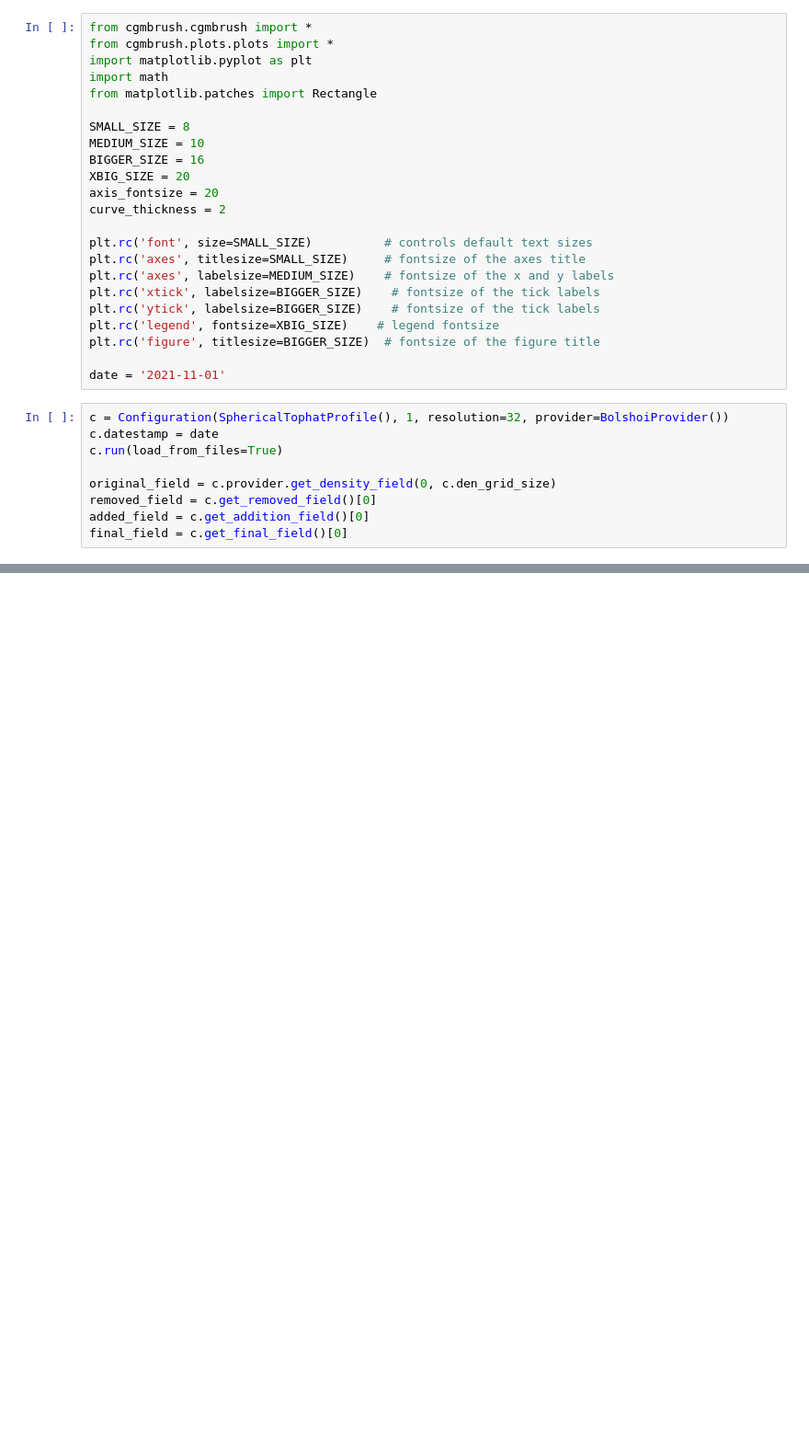
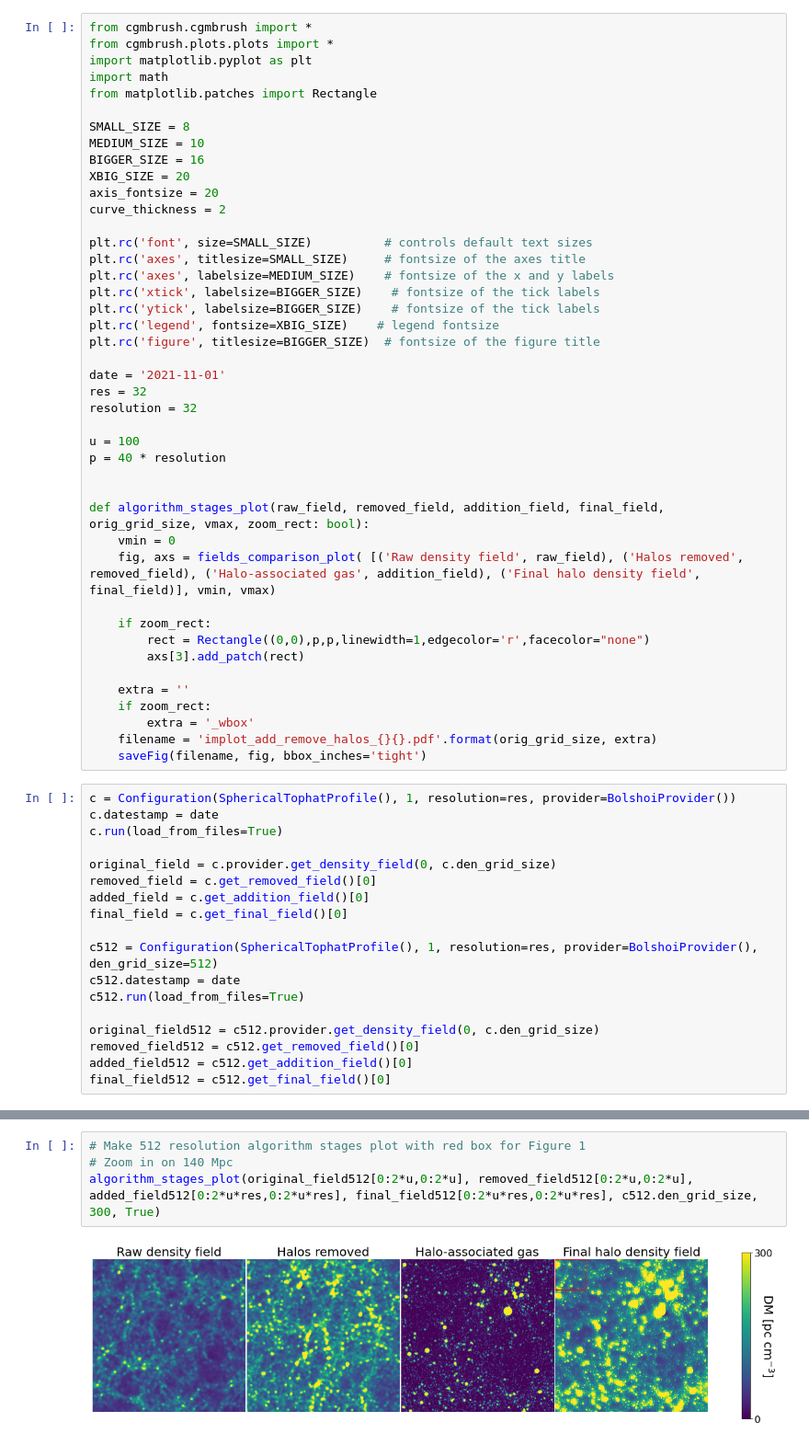
Before and after one commit to ianw89/cgm-brush, a Jupyter notebook: cgmbrush/plots/algorithm_stages.ipynb, the cells around one changed output, grey strips where cells are left out. Shown at 92% size. Drawn from its saved outputs; the diff is of its cells as text; blank space fills up the shorter version.

Commit message:
Further plot work for algorithm figures

```diff
--- a/cgmbrush/plots/algorithm_stages.ipynb
+++ b/cgmbrush/plots/algorithm_stages.ipynb
@@ -21,8 +21,28 @@ plt.rc('legend', fontsize=XBIG_SIZE)    # legend fontsize
 plt.rc('figure', titlesize=BIGGER_SIZE)  # fontsize of the figure title
 
 date = '2021-11-01'
+res = 32
+resolution = 32
+
+u = 100
+p = 40 * resolution
+
+
+def algorithm_stages_plot(raw_field, removed_field, addition_field, final_field, orig_grid_size, vmax, zoom_rect: bool):
+    vmin = 0
+    fig, axs = fields_comparison_plot( [('Raw density field', raw_field), ('Halos removed', removed_field), ('Halo-associated gas', addition_field), ('Final halo density field', final_field)], vmin, vmax)
+
+    if zoom_rect:
+        rect = Rectangle((0,0),p,p,linewidth=1,edgecolor='r',facecolor="none")
+        axs[3].add_patch(rect)
+
+    extra = ''
+    if zoom_rect:
+        extra = '_wbox'
+    filename = 'implot_add_remove_halos_{}{}.pdf'.format(orig_grid_size, extra)
+    saveFig(filename, fig, bbox_inches='tight')
 # %%
-c = Configuration(SphericalTophatProfile(), 1, resolution=32, provider=BolshoiProvider())
+c = Configuration(SphericalTophatProfile(), 1, resolution=res, provider=BolshoiProvider())
 c.datestamp = date
 c.run(load_from_files=True)
 
@@ -30,3 +50,12 @@ original_field = c.provider.get_density_field(0, c.den_grid_size)
 removed_field = c.get_removed_field()[0]
 added_field = c.get_addition_field()[0]
 final_field = c.get_final_field()[0]
+
+c512 = Configuration(SphericalTophatProfile(), 1, resolution=res, provider=BolshoiProvider(), den_grid_size=512)
+c512.datestamp = date
+c512.run(load_from_files=True)
+
+original_field512 = c512.provider.get_density_field(0, c.den_grid_size)
+removed_field512 = c512.get_removed_field()[0]
+added_field512 = c512.get_addition_field()[0]
+final_field512 = c512.get_final_field()[0]
@@ -54,0 +62,6 @@ pdDensN=pdDens[['Bolshoi__Dens'+resStr+'_z0__ix','Bolshoi__Dens'+resStr+'_z0__iy
+# %%
+# Make 512 resolution algorithm stages plot with red box for Figure 1
+# Zoom in on 140 Mpc
+algorithm_stages_plot(original_field512[0:2*u,0:2*u], removed_field512[0:2*u,0:2*u], added_field512[0:2*u*res,0:2*u*res], final_field512[0:2*u*res,0:2*u*res], c512.den_grid_size, 300, True)
+# %% [output]
+[figure, added]
```
Also changed, not shown: parts of 7 cells of this notebook, 2 other files.
